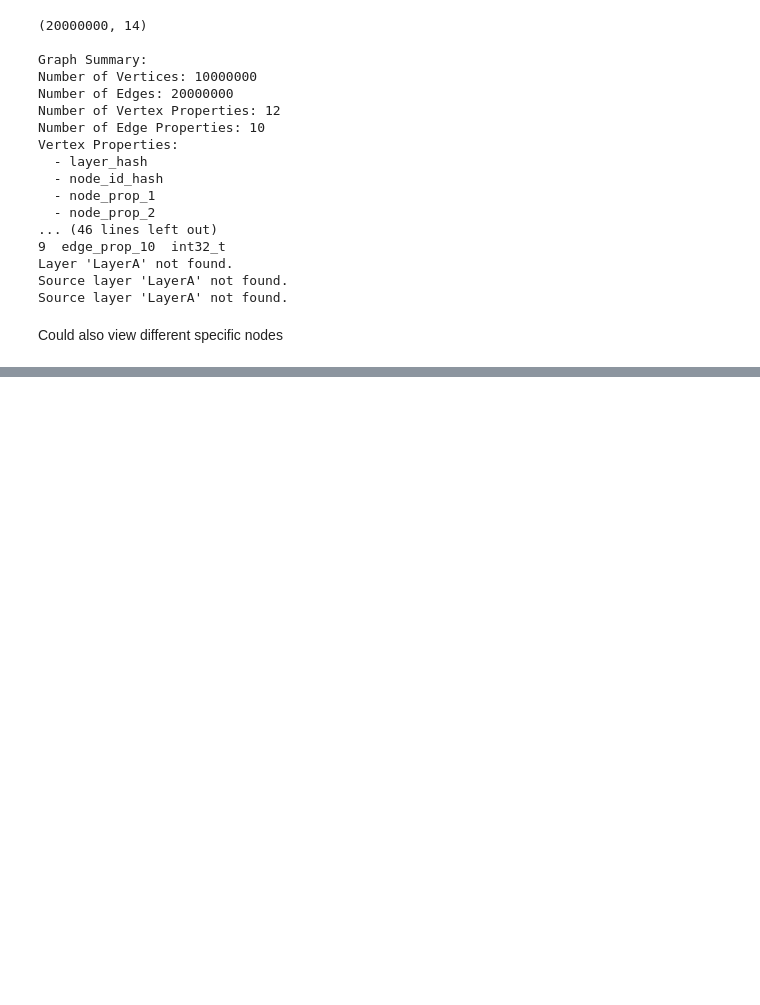
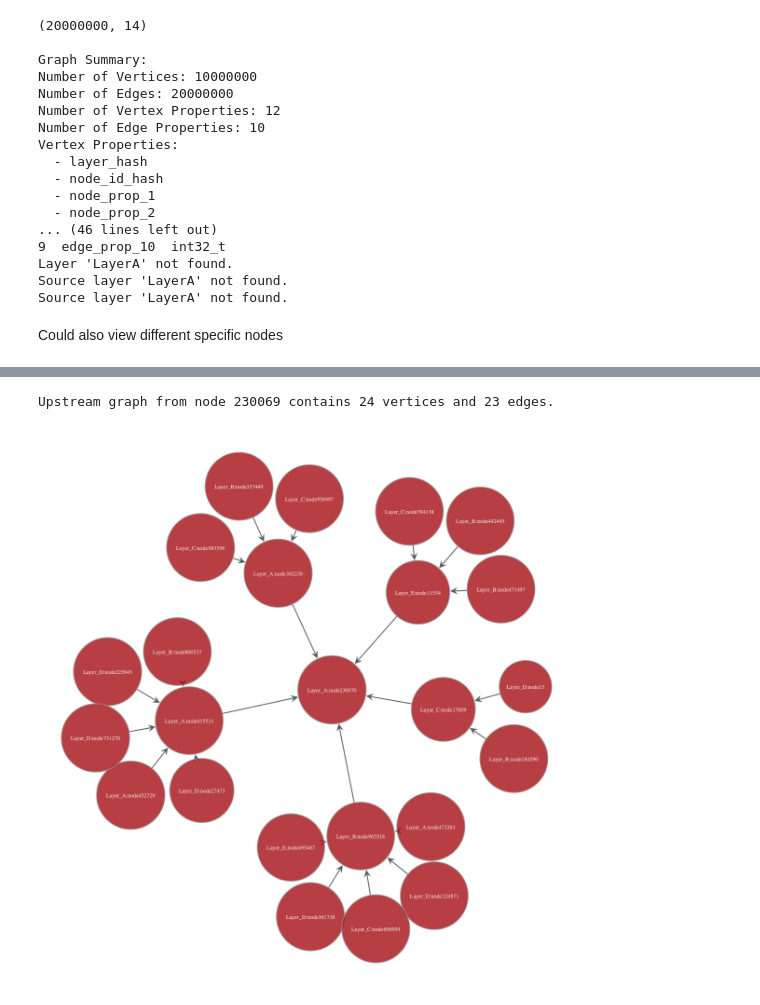
Before and after one commit to saezlab/lipinet, a Jupyter notebook: notebooks/scaleup.ipynb, the cells around one changed output, grey strips where cells are left out. Cells and saved outputs as stored; diff of their text form; code cells hidden in the pictures; blank space fills up the shorter version.

```diff
--- a/notebooks/scaleup.ipynb
+++ b/notebooks/scaleup.ipynb
@@ -1593,0 +860,8 @@ network.node_map
+# %%
+test_filter = superonion_medium.search(start_node_idx=230069,
+                         max_dist=2, direction='upstream',
+                         node_text_prop='node_label', show_plot=True,
+                         vertex_size=10)
+# %% [output]
+Upstream graph from node 230069 contains 24 vertices and 23 edges.
+[figure, added]
```
Also changed, not shown: parts of 68 cells of this notebook, 1 other file.
